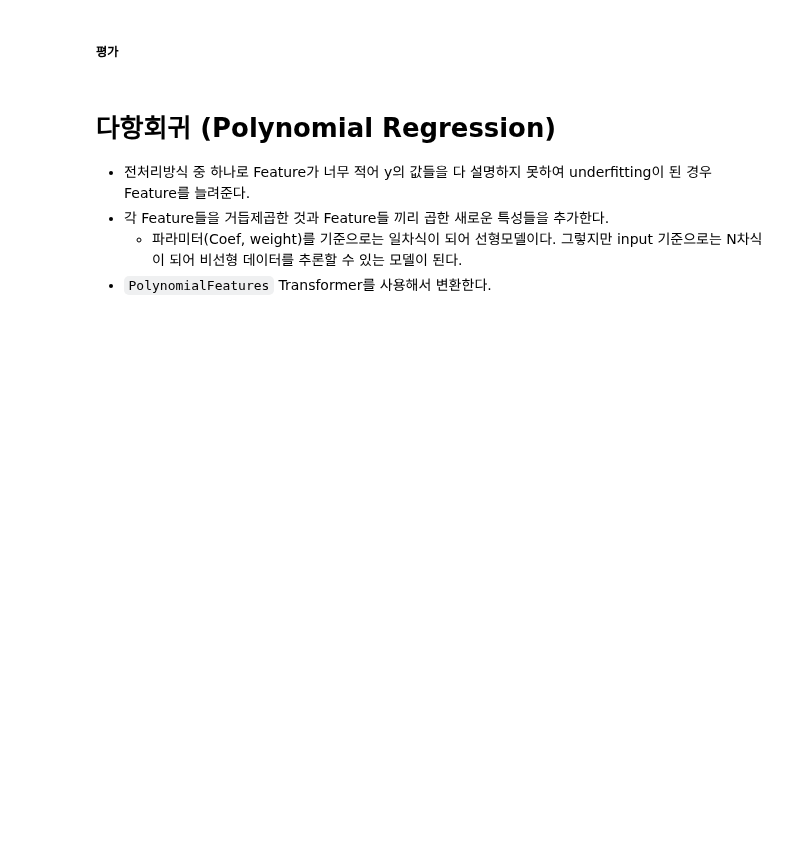
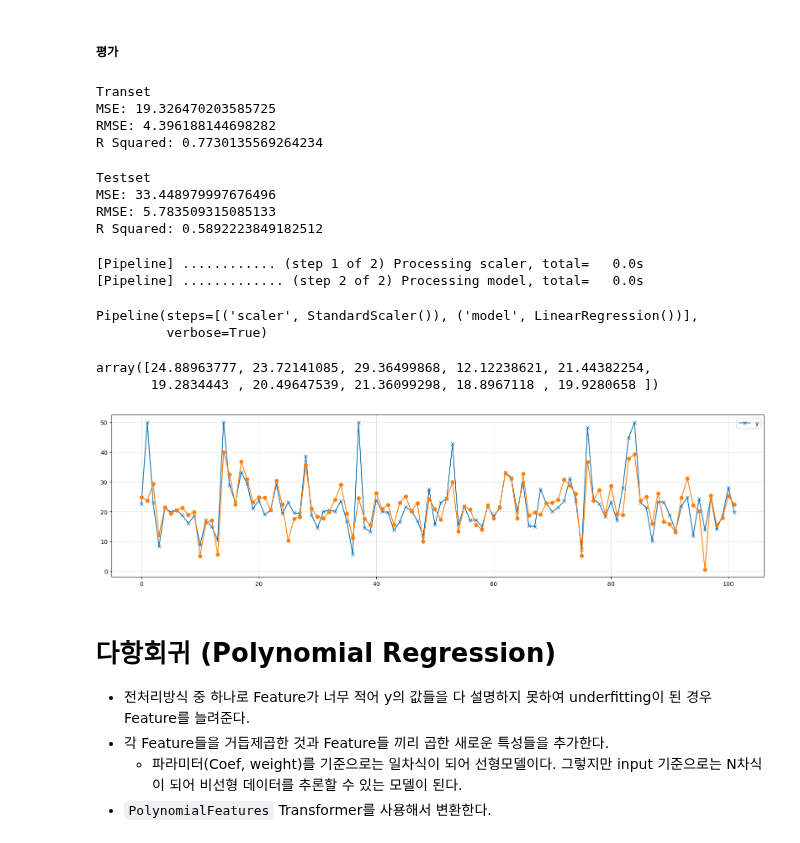
Before and after one commit to LeeJUHO127/DA-35, a Jupyter notebook: 07_machine_learning/12_선형모델_선형회귀.ipynb, the cells around one changed output. Cells and saved outputs as stored; diff of their text form; code cells hidden in the pictures; blank space fills up the shorter version.

```diff
--- a/07_machine_learning/12_선형모델_선형회귀.ipynb
+++ b/07_machine_learning/12_선형모델_선형회귀.ipynb
@@ -99,4 +71,14 @@ $$
 # %% [markdown]
 ##### Feature scaling
+# %%
+## trainset으로 fit 한 것으로 train/test/validation set 변환.
+from sklearn.preprocessing import StandardScaler
+scaler = StandardScaler()
+X_train_scaled = scaler.fit_transform(X_train)
+X_test_scaled = scaler.transform(X_test)
 # %% [markdown]
 ##### 모델 생성, 학습
+# %%
+from sklearn.linear_model import LinearRegression
+lr = LinearRegression()
+lr.fit(X_train_scaled, y_train)
@@ -109,5 +151,53 @@ $$
 # %% [markdown]
 ##### 평가
+# %%
+## 회귀 - mse, rmse, (ma-절대값-e), r2
+from metrics import print_regression_metrcis
+
+print_regression_metrcis(y_train, lr.predict(X_train_scaled), title="Transet")
+# %% [output]
+Transet
+MSE: 19.326470203585725
+RMSE: 4.396188144698282
+R Squared: 0.7730135569264234
+# %%
+print_regression_metrcis(y_test, lr.predict(X_test_scaled), title="Testset")
+# %% [output]
+Testset
+MSE: 33.448979997676496
+RMSE: 5.783509315085133
+R Squared: 0.5892223849182512
+# %%
+####### Pipeline 이용
+from sklearn.pipeline import Pipeline
+
+pl = Pipeline([
+    ("scaler", StandardScaler()), ("model", LinearRegression())
+], verbose=True)
+
+pl.fit(X_train, y_train)
+# %% [output]
+[Pipeline] ............ (step 1 of 2) Processing scaler, total=   0.0s
+[Pipeline] ............. (step 2 of 2) Processing model, total=   0.0s
+Pipeline(steps=[('scaler', StandardScaler()), ('model', LinearRegression())],
+         verbose=True)
+# %%
+pred = pl.predict(X_test)
+pred[:10]
+# %% [output]
+array([24.88963777, 23.72141085, 29.36499868, 12.12238621, 21.44382254,
+       19.2834443 , 20.49647539, 21.36099298, 18.8967118 , 19.9280658 ])
+# %%
+### y_test 정답과 추론값 비교 - 시각화
+import matplotlib.pyplot as plt
+plt.figure(figsize=(20, 5))
+plt.plot(range(y_test.size), y_test, marker="x", label="y")
+plt.plot(range(y_test.size), pred, marker='o', label="")
+plt.legend()
+plt.grid(True, linestyle=":")
+plt.show()
+# %% [output]
+[figure, added]
 # %% [markdown]
 # 다항회귀 (Polynomial Regression)
 - 전처리방식 중 하나로 Feature가 너무 적어 y의 값들을 다 설명하지 못하여 underfitting이 된 경우 Feature를 늘려준다.
```
Also changed, not shown: parts of 22 cells of this notebook.
